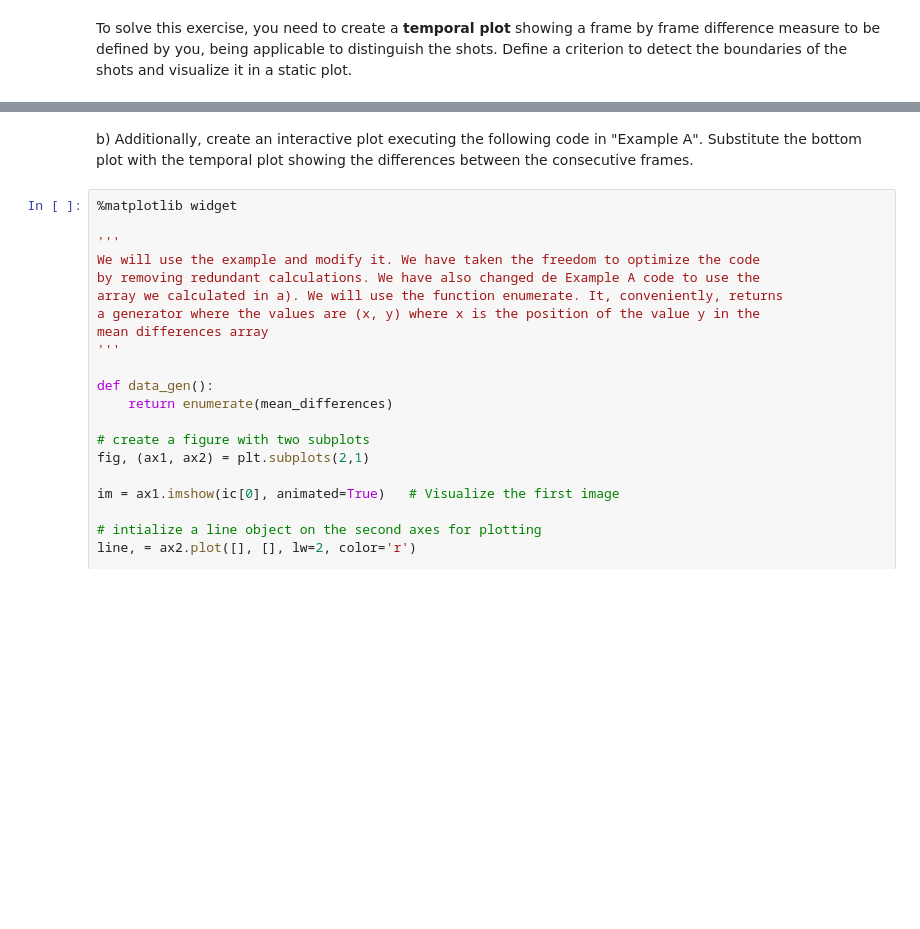
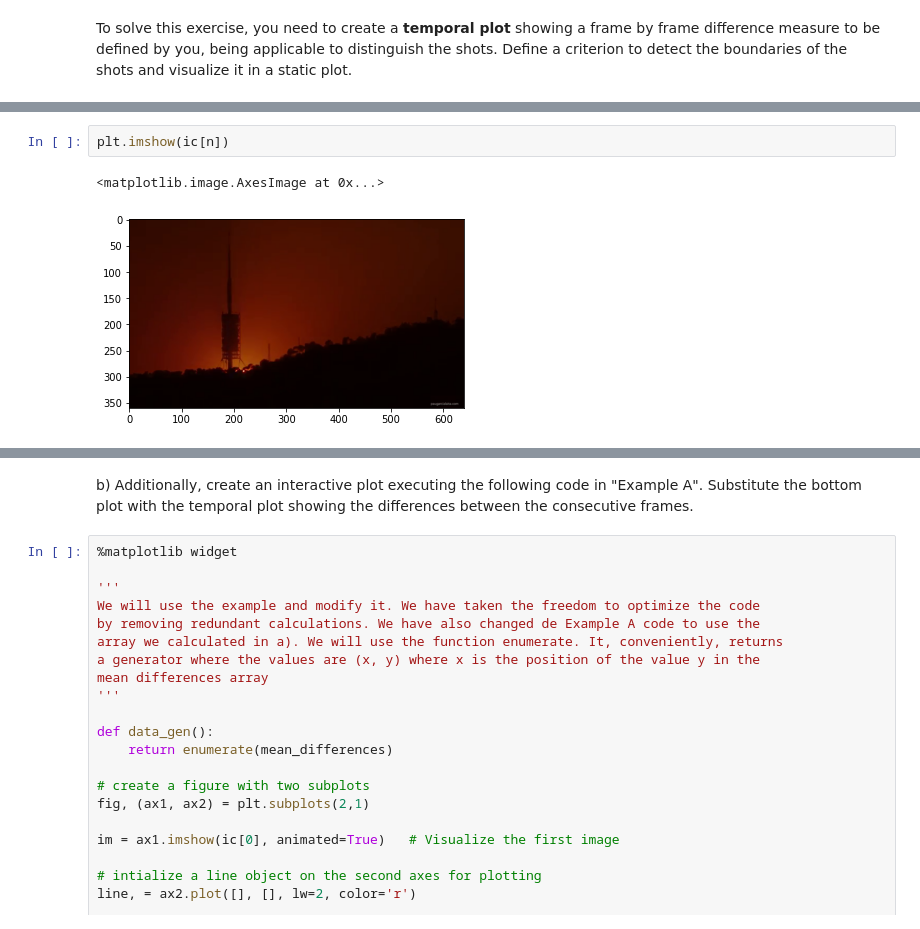
Before and after one commit to mates-info/artificial-vision, a Jupyter notebook: p3/P3_AntonioTigri_AndreuVall/p3_2022_23.ipynb, the cells around one changed output, grey strips where cells are left out. Saved outputs shown, nothing was run; the diff lists cells and outputs as text; blank space fills up the shorter version.

```diff
--- a/p3/P3_AntonioTigri_AndreuVall/p3_2022_23.ipynb
+++ b/p3/P3_AntonioTigri_AndreuVall/p3_2022_23.ipynb
@@ -138,0 +145,5 @@ plt.show()
+# %%
+plt.imshow(ic[n])
+# %% [output]
+<matplotlib.image.AxesImage at 0x...>
+[figure, added]
```
Also changed, not shown: parts of 9 cells of this notebook, 2 other files.
